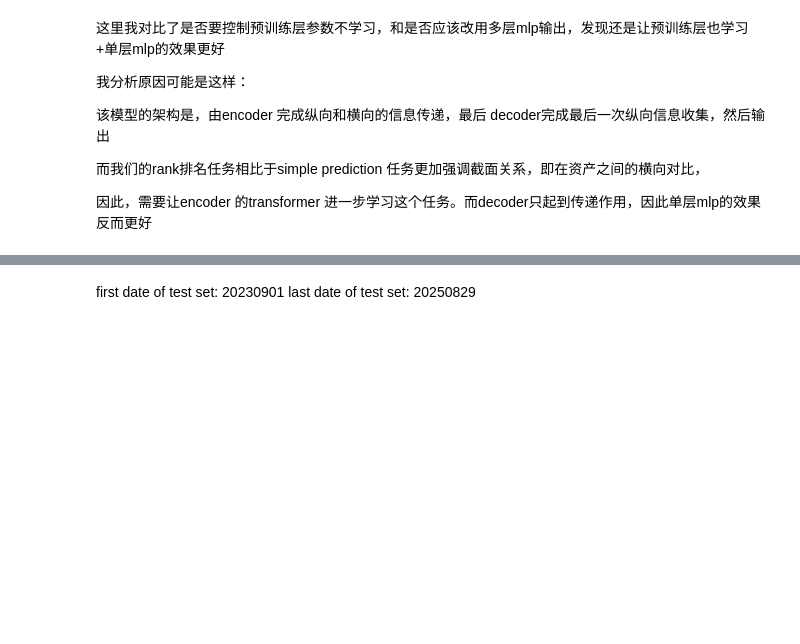
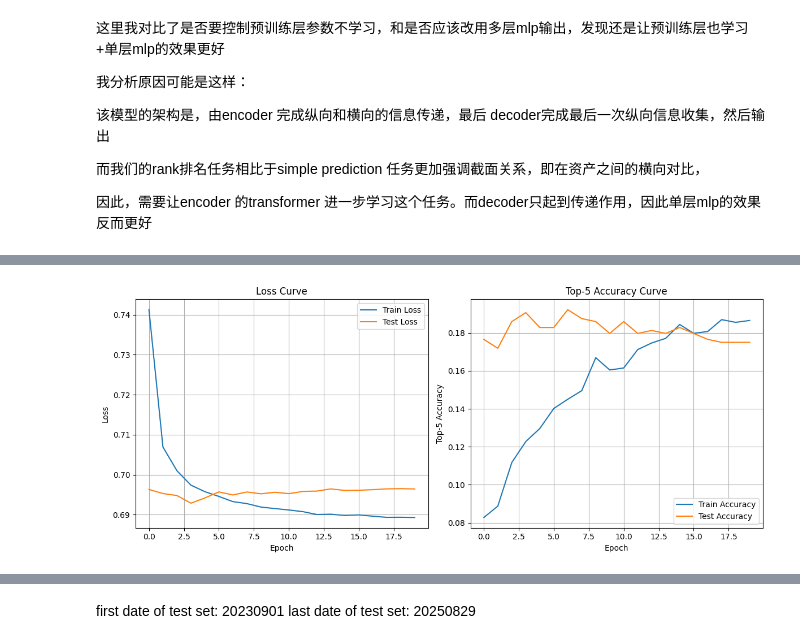
Before and after one commit to FerdinandEoverm/Index_Future_Prediction, a Jupyter notebook: Spatio-Temporal Transformer/rank_prediction_task.ipynb, the cells around one changed output, grey strips where cells are left out. Cells and saved outputs as stored; diff of their text form; code cells hidden in the pictures; blank space fills up the shorter version.

```diff
--- a/Spatio-Temporal Transformer/rank_prediction_task.ipynb
+++ b/Spatio-Temporal Transformer/rank_prediction_task.ipynb
@@ -346,0 +328,15 @@ baseline accuracy: 5.00%
+# %%
+test_losses, test_accs = [], []
+model.eval()
+with torch.no_grad():
+    for batch_x, batch_weights, batch_y in test_loader:
+        batch_x, batch_weights, batch_y = pe(batch_x.to('cuda:0'), batch_weights.to('cuda:0'), batch_y.to('cuda:0'), expand_size)
+        pred = model(batch_x.to('cuda:0'), batch_weights.to('cuda:0'))
+        batch_y = batch_y[...,0]# y 需要处理，只选第一列
+        loss = loss_fn(pred, batch_y.to('cuda:0'))
+        acc = accuracy(pred, batch_y.to('cuda:0'), top)
+        test_losses.append(loss.item())
+        test_accs.append(acc)
+base_loss = np.mean(test_losses)
+base_accs = np.mean(test_accs)
+print(f'模型未得到训练前的基准损失：{base_loss:.2f}, 基准准确率：{base_accs:.2%}')
@@ -346,0 +345,74 @@ baseline accuracy: 5.00%
+# %%
+def epoch():
+    train_losses, train_accs = [], []
+    model.train()
+    for loader in loaders:
+        for batch_x, batch_weights, batch_y in loader:
+            batch_x, batch_weights, batch_y = pe(batch_x.to('cuda:0'), batch_weights.to('cuda:0'), batch_y.to('cuda:0'), expand_size)
+            optimizer.zero_grad()
+            pred = model(batch_x.to('cuda:0'), batch_weights.to('cuda:0'))
+            batch_y = batch_y[...,0]# y 需要处理，只选第一列
+            loss = loss_fn(pred, batch_y.to('cuda:0'))
+            acc = accuracy(pred, batch_y.to('cuda:0'), top)
+            train_losses.append(loss.item())
+            train_accs.append(acc)
+            loss.backward()
+            optimizer.step()
+
+    test_losses, test_accs = [], []
+    model.eval()
+    with torch.no_grad():
+        for batch_x, batch_weights, batch_y in test_loader:
+            batch_x, batch_weights, batch_y = pe(batch_x.to('cuda:0'), batch_weights.to('cuda:0'), batch_y.to('cuda:0'), expand_size)
+            pred = model(batch_x.to('cuda:0'), batch_weights.to('cuda:0'))
+            batch_y = batch_y[...,0]# y 需要处理，只选第一列
+            loss = loss_fn(pred, batch_y.to('cuda:0'))
+            acc = accuracy(pred, batch_y.to('cuda:0'), top)
+            test_losses.append(loss.item())
+            test_accs.append(acc)
+
+
+    return np.mean(train_losses), np.mean(test_losses), np.mean(train_accs), np.mean(test_accs)
+
+
+def train(epochs = 30):
+    train_losses, test_losses = [], []
+    train_accs, test_accs = [], []
+    for i in tqdm.tqdm(range(epochs)):
+        train_loss, test_loss, train_acc, test_acc = epoch()
+        train_losses.append(train_loss)
+        test_losses.append(test_loss)
+        train_accs.append(train_acc)
+        test_accs.append(test_acc)
+        scheduler.step()
+
+    plt.figure(figsize=(12, 5))
+
+    plt.subplot(1, 2, 1)
+    plt.plot(range(epochs), train_losses, label='Train Loss')
+    plt.plot(range(epochs), test_losses, label='Test Loss')
+    plt.title('Loss Curve')
+    plt.xlabel('Epoch')
+    plt.ylabel('Loss')
+    plt.legend()
+    plt.grid(True)
+
+
+    plt.subplot(1, 2, 2)
+    plt.plot(range(epochs), train_accs, label='Train Accuracy')
+    plt.plot(range(epochs), test_accs, label='Test Accuracy')
+    plt.title(f'Top-{top} Accuracy Curve') # 更新图表标题
+    plt.xlabel('Epoch')
+    plt.ylabel(f'Top-{top} Accuracy') # 更新Y轴标签
+    plt.legend()
+    plt.grid(True)
+
+    plt.tight_layout()
+    plt.show()
+
+    return np.mean(test_losses[-5:])
+
+final_loss = train(epochs)
+print(final_loss)
+# %% [output]
+[figure, new version]
```
Also changed, not shown: parts of 10 cells of this notebook, 3 other files.
